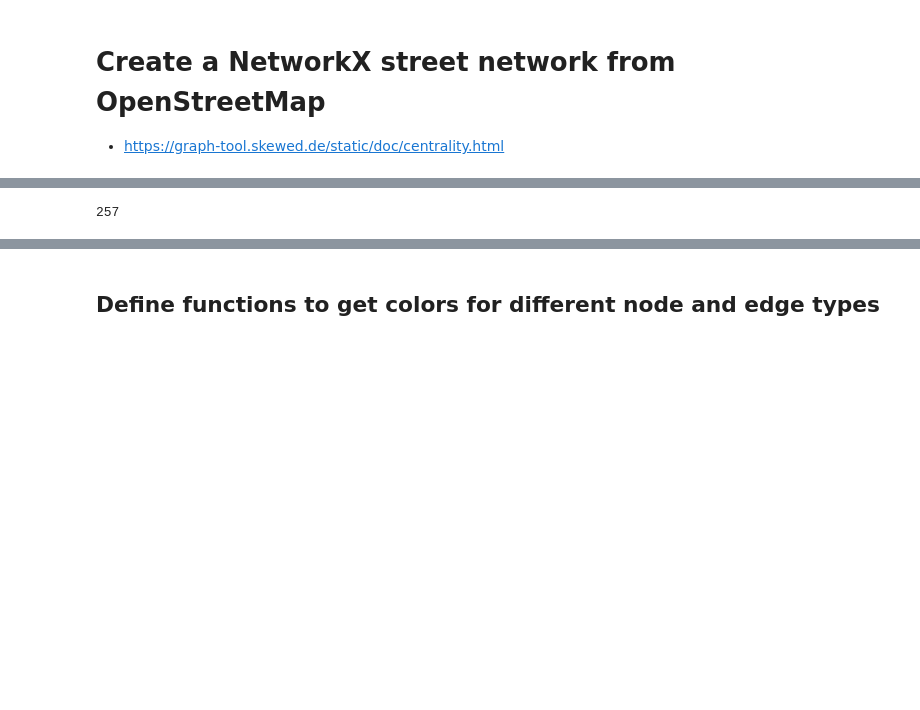
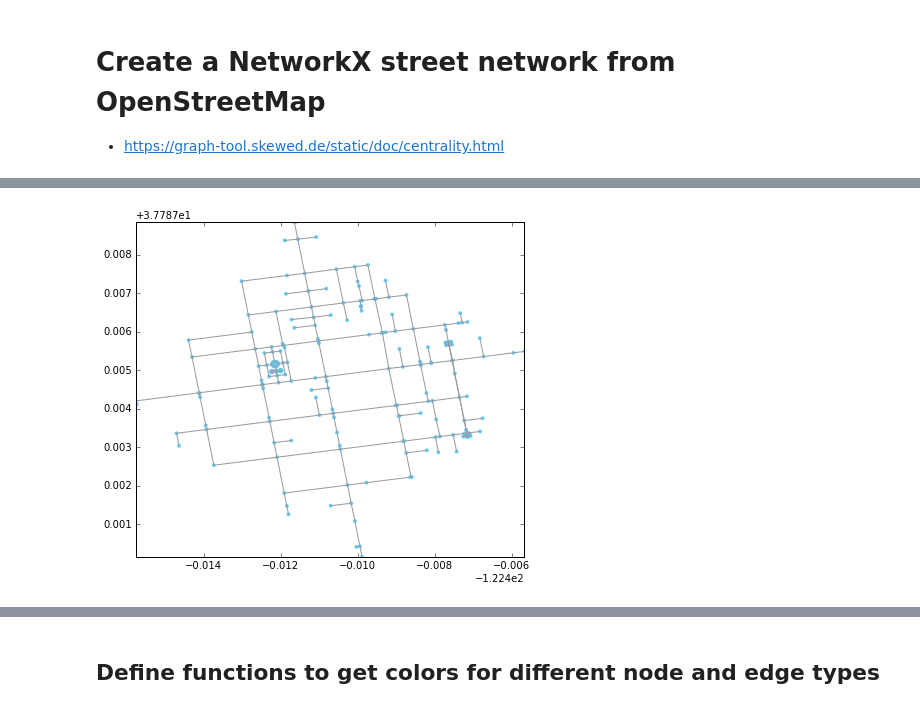
Before and after one commit to gboeing/osmnx, a Jupyter notebook: example-osm-networkx.ipynb, the cells around one changed output, grey strips where cells are left out. Drawn from its saved outputs; the diff is of its cells as text; code cells hidden in the pictures; blank space fills up the shorter version.

```diff
--- a/example-osm-networkx.ipynb
+++ b/example-osm-networkx.ipynb
@@ -52,6 +43,6 @@ len(G2.nodes())
 # %%
 # same point, but create graph only of nodes within 500m along the network from the point
 G3 = osmnx.graph_from_point(location_point, distance=500, distance_type='network')
-len(G3.nodes())
+fig, ax = osmnx.plot_graph(G3)
 # %% [output]
-257
+[figure, added]
```
Also changed, not shown: parts of 50 cells of this notebook, 6 other files.
